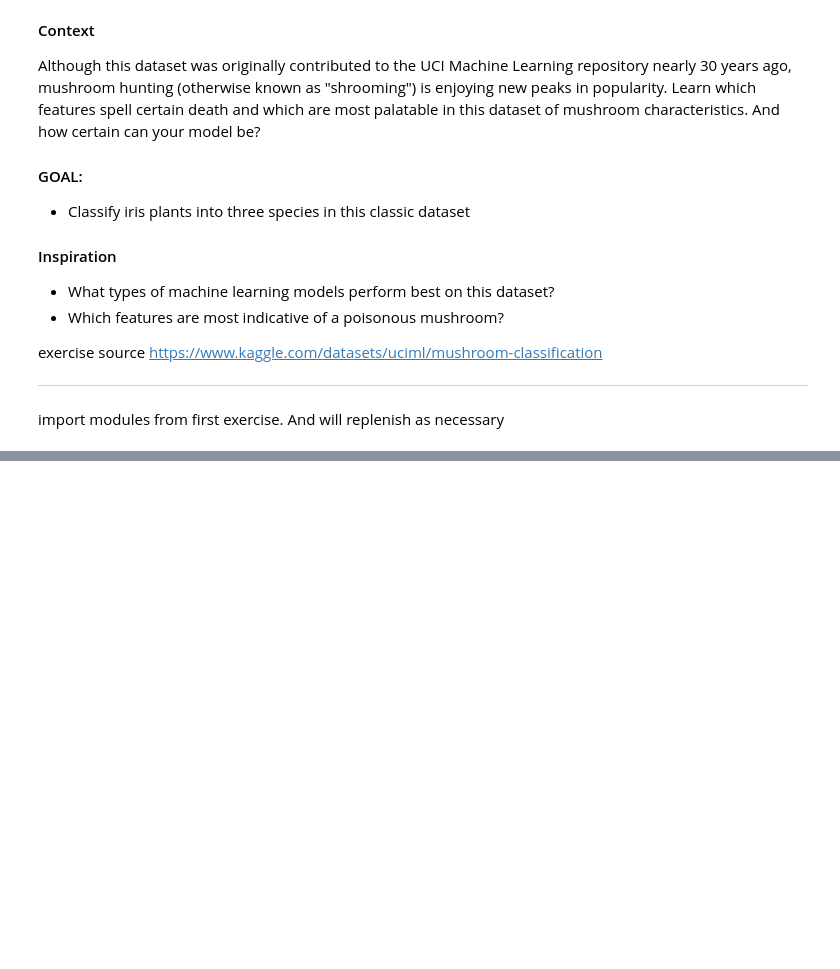
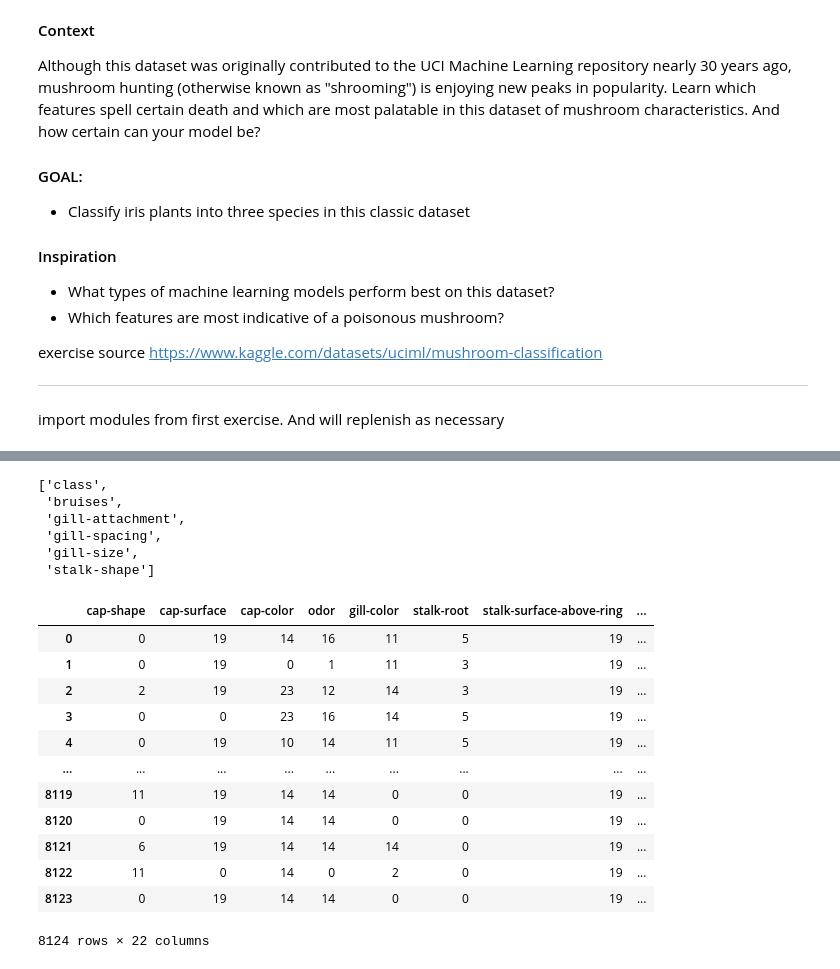
Before and after one commit to Arthurolaf/my_kaggle_practicum, a Jupyter notebook: Beginer/Mushroom Classification/pb_Mushroom_Classification_eng.ipynb, the cells around one changed output, grey strips where cells are left out. Saved outputs shown, nothing was run; the diff lists cells and outputs as text; code cells hidden in the pictures; blank space fills up the shorter version.

```diff
--- a/Beginer/Mushroom Classification/pb_Mushroom_Classification_eng.ipynb
+++ b/Beginer/Mushroom Classification/pb_Mushroom_Classification_eng.ipynb
@@ -37,0 +197,31 @@ from sklearn.metrics import classification_report
+# %%
+clms_binary_encode
+# %% [output]
+['class',
+ 'bruises',
+ 'gill-attachment',
+ 'gill-spacing',
+ 'gill-size',
+ 'stalk-shape']
+# %%
+for element in clms_binary_encode:
+    bin_encoder = ce.OrdinalEncoder(cols=[element]) # указываем столбец для кодирования
+    type_bin = bin_encoder.fit_transform(df[element])
+    df = df.drop(element, axis=1)
+    df = pd.concat([df, type_bin], axis=1)
+# %%
+df
+# %% [output]
+|  | cap-shape | cap-surface | cap-color | odor | gill-color | stalk-root | stalk-surface-above-ring | ... |
+| 0 | 0 | 19 | 14 | 16 | 11 | 5 | 19 | ... |
+| 1 | 0 | 19 | 0 | 1 | 11 | 3 | 19 | ... |
+| 2 | 2 | 19 | 23 | 12 | 14 | 3 | 19 | ... |
+| 3 | 0 | 0 | 23 | 16 | 14 | 5 | 19 | ... |
+| 4 | 0 | 19 | 10 | 14 | 11 | 5 | 19 | ... |
+| ... | ... | ... | ... | ... | ... | ... | ... | ... |
+| 8119 | 11 | 19 | 14 | 14 | 0 | 0 | 19 | ... |
+| 8120 | 0 | 19 | 14 | 14 | 0 | 0 | 19 | ... |
+| 8121 | 6 | 19 | 14 | 14 | 14 | 0 | 19 | ... |
+| 8122 | 11 | 0 | 14 | 0 | 2 | 0 | 19 | ... |
+| 8123 | 0 | 19 | 14 | 14 | 0 | 0 | 19 | ... |
+8124 rows × 22 columns
```
Also changed, not shown: parts of 14 cells of this notebook, 4 other files.
